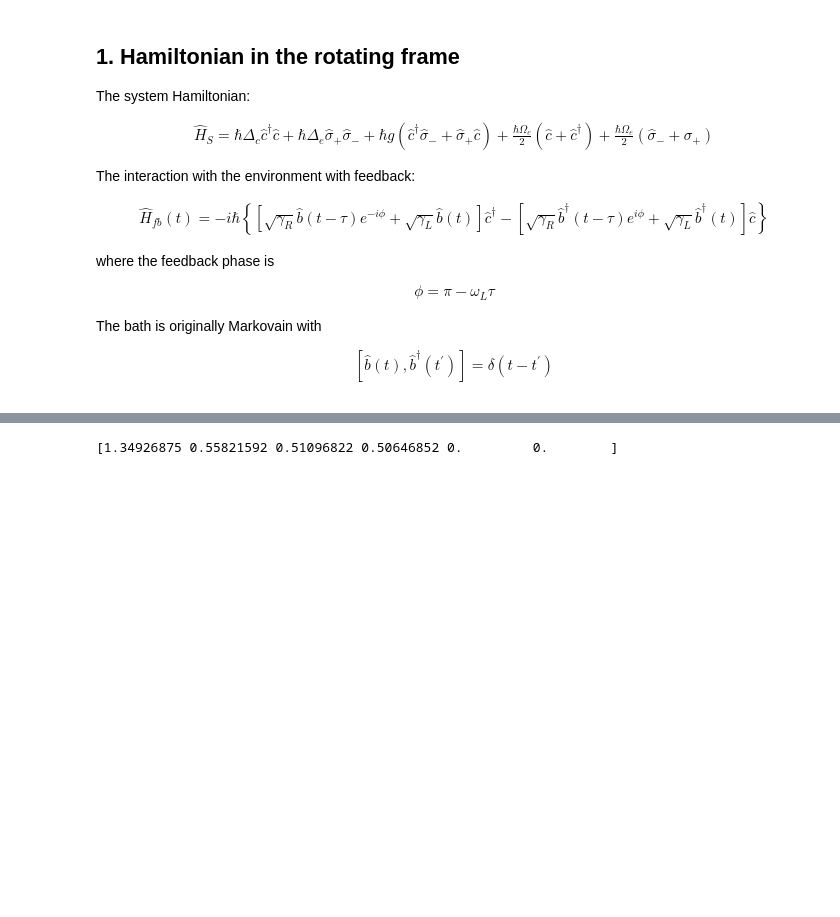
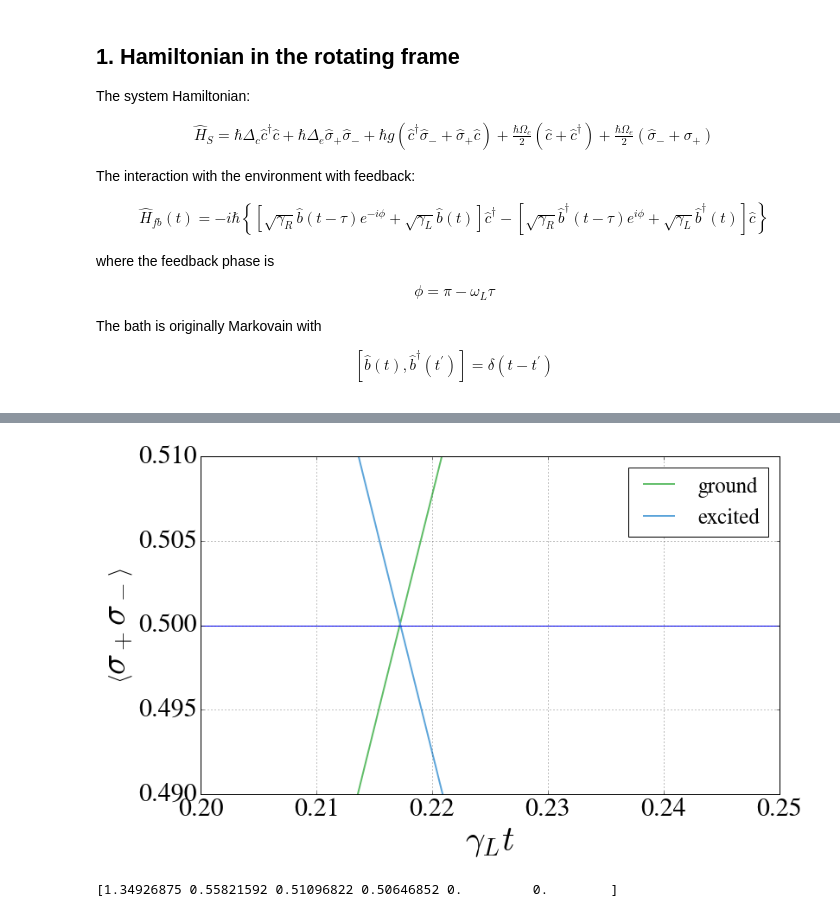
Before and after one commit to nemetniki/Kerr, a Jupyter notebook: MPS trial.ipynb, the cells around one changed output, grey strips where cells are left out. Cells and saved outputs as stored; diff of their text form; code cells hidden in the pictures; blank space fills up the shorter version.

```diff
--- a/MPS trial.ipynb
+++ b/MPS trial.ipynb
@@ -268,3 +268,17 @@ elapsed time: 00:20:01
+# %%
+plt.figure(figsize = (12,7))
+plt.plot(t,np.flip(np.real(exc),0),lw=2,label="ground",color=colors["green"])
+plt.plot(t,np.flip(np.real(exc2),0),lw=2,label="excited",color=colors["blue"])
+plt.plot(t,.5+0*t)
+#plt.plot(t,np.exp(-gamma_L*t),ls="--",lw=4,color=colors["orange"],label="$\exp{(-\gamma_Lt)}$")
+plt.xlim(0.2,.25)
+plt.ylim(0.49,0.51)
+plt.xlabel("$\gamma_Lt$",fontsize=40)
+plt.ylabel("$\left<\sigma_+\sigma_-\\right>$",fontsize=40)
+plt.legend(fontsize=25,loc="upper right")
+plt.grid(True)
+# %% [output]
+[figure, added]
 # %%
 delt = np.zeros(6)
 spin = np.zeros(6)
```
Also changed, not shown: parts of 1 cell of this notebook.
